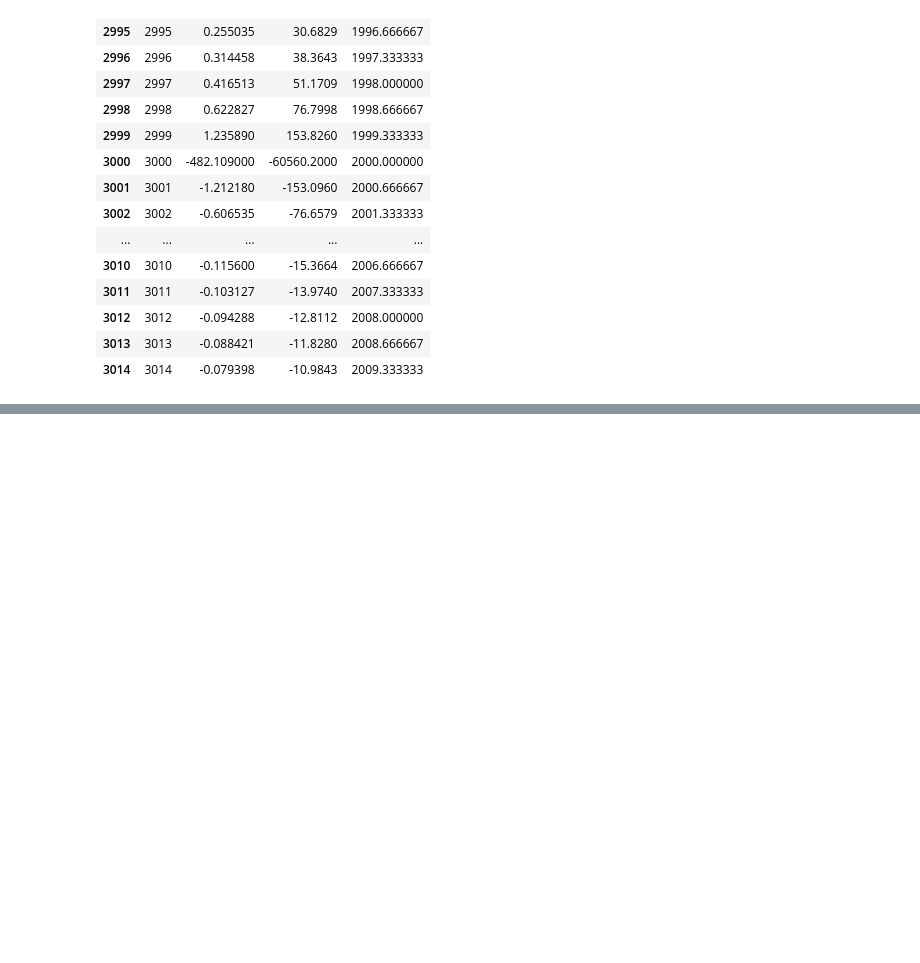
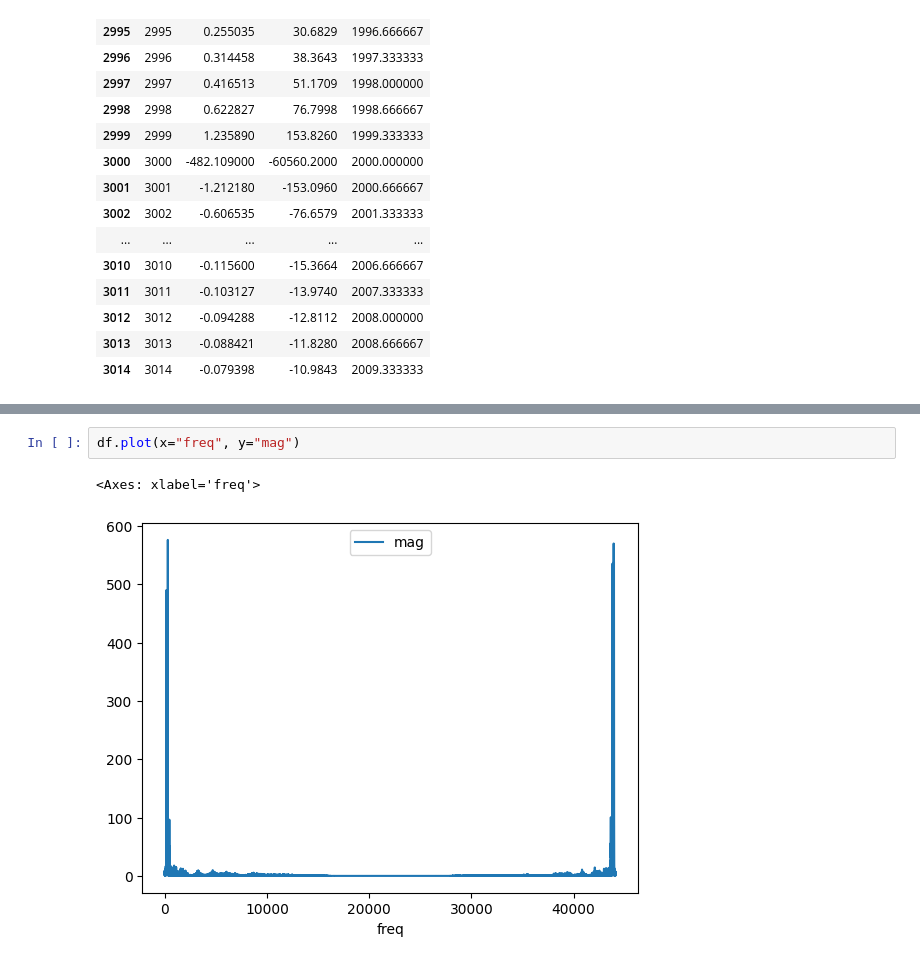
Before and after one commit to gaurav-kay/MusicViz, a Jupyter notebook: viz_fft.ipynb, the cells around one changed output, grey strips where cells are left out. Cells and saved outputs as stored; diff of their text form; blank space fills up the shorter version.

```diff
--- a/viz_fft.ipynb
+++ b/viz_fft.ipynb
@@ -68,0 +115,5 @@ df[(df["freq"] < 2010) & (df["freq"] > 1995)]
+# %%
+df.plot(x="freq", y="mag")
+# %% [output]
+<Axes: xlabel='freq'>
+[figure, added]
```
Also changed, not shown: parts of 22 cells of this notebook, 3 other files.
